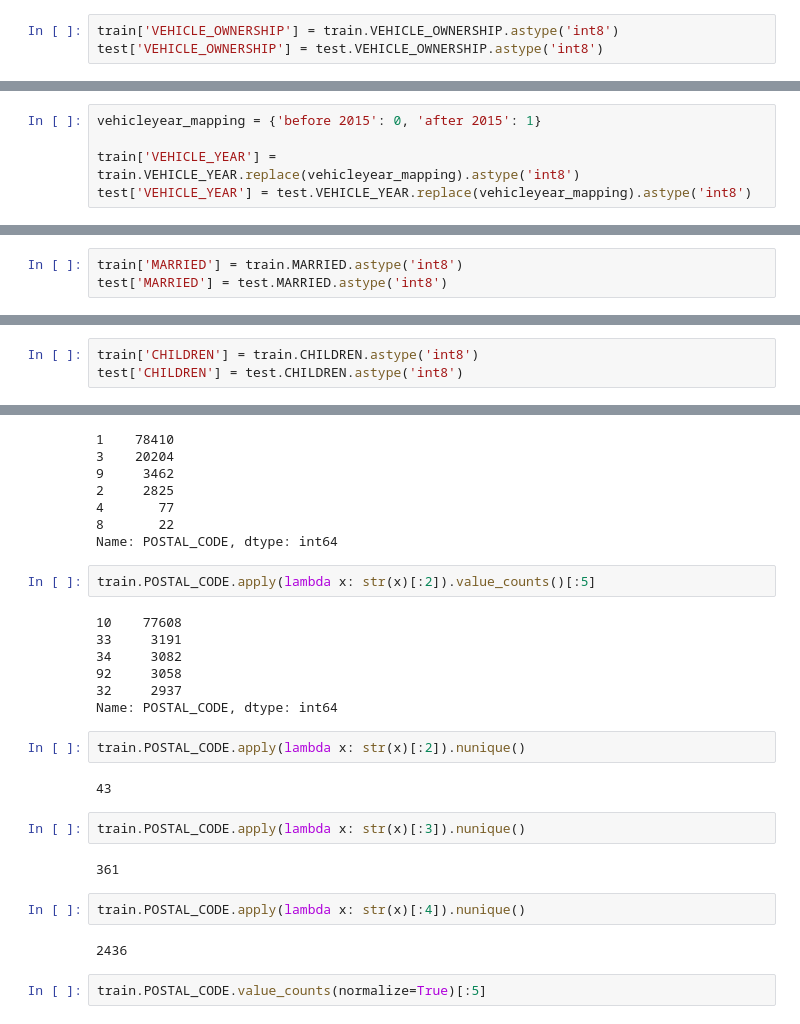
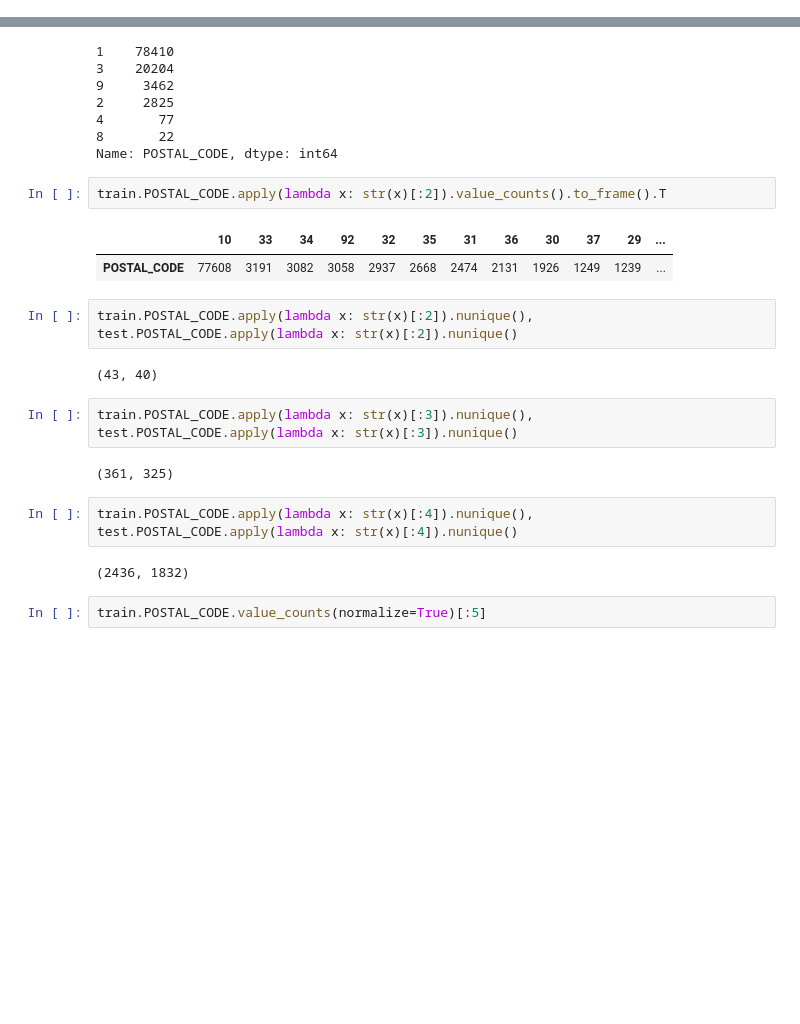
Before and after one commit to stiwari-ds/data-science-competitions, a Jupyter notebook: machinehack/analytics_olympiad22/notebooks/00_eda.ipynb, the cells around one changed output, grey strips where cells are left out. Saved outputs shown, nothing was run; the diff lists cells and outputs as text; blank space fills up the shorter version.

```diff
--- a/machinehack/analytics_olympiad22/notebooks/00_eda.ipynb
+++ b/machinehack/analytics_olympiad22/notebooks/00_eda.ipynb
@@ -520,9 +515,6 @@ VEHICLE_OWNERSHIP  OUTCOME
 1.0                0.0        0.578
                    1.0        0.422
 Name: OUTCOME, dtype: float64
-# %%
-train['VEHICLE_OWNERSHIP'] = train.VEHICLE_OWNERSHIP.astype('int8')
-test['VEHICLE_OWNERSHIP'] = test.VEHICLE_OWNERSHIP.astype('int8')
 # %% [markdown]
 ### VEHICLE_YEAR
 # %%
@@ -537,11 +529,6 @@ test.VEHICLE_YEAR.value_counts(normalize=True)
 before 2015    0.5476
 after 2015     0.4524
 Name: VEHICLE_YEAR, dtype: float64
-# %%
-vehicleyear_mapping = {'before 2015': 0, 'after 2015': 1}
-
-train['VEHICLE_YEAR'] = train.VEHICLE_YEAR.replace(vehicleyear_mapping).astype('int8')
-test['VEHICLE_YEAR'] = test.VEHICLE_YEAR.replace(vehicleyear_mapping).astype('int8')
 # %%
 train.groupby('VEHICLE_YEAR')[TARGET].value_counts(normalize=True)
 # %% [output]
@@ -574,9 +563,6 @@ MARRIED  OUTCOME
 1.0      0.0        0.5799
          1.0        0.4201
 Name: OUTCOME, dtype: float64
-# %%
-train['MARRIED'] = train.MARRIED.astype('int8')
-test['MARRIED'] = test.MARRIED.astype('int8')
 # %% [markdown]
 ### CHILDREN
 # %%
@@ -600,9 +586,6 @@ CHILDREN  OUTCOME
 1.0       0.0        0.5765
           1.0        0.4235
 Name: OUTCOME, dtype: float64
-# %%
-train['CHILDREN'] = train.CHILDREN.astype('int8')
-test['CHILDREN'] = test.CHILDREN.astype('int8')
 # %% [markdown]
 ### POSTAL_CODE
 # %%
@@ -634,26 +617,22 @@ train.POSTAL_CODE.apply(lambda x: str(x)[:1]).value_counts()
 8       22
 Name: POSTAL_CODE, dtype: int64
 # %%
-train.POSTAL_CODE.apply(lambda x: str(x)[:2]).value_counts()[:5]
+train.POSTAL_CODE.apply(lambda x: str(x)[:2]).value_counts().to_frame().T
 # %% [output]
-10    77608
-33     3191
-34     3082
-92     3058
-32     2937
-Name: POSTAL_CODE, dtype: int64
+|  | 10 | 33 | 34 | 92 | 32 | 35 | 31 | 36 | 30 | 37 | 29 | ... |
+| POSTAL_CODE | 77608 | 3191 | 3082 | 3058 | 2937 | 2668 | 2474 | 2131 | 1926 | 1249 | 1239 | ... |
 # %%
-train.POSTAL_CODE.apply(lambda x: str(x)[:2]).nunique()
+train.POSTAL_CODE.apply(lambda x: str(x)[:2]).nunique(), test.POSTAL_CODE.apply(lambda x: str(x)[:2]).nunique()
 # %% [output]
-43
+(43, 40)
 # %%
-train.POSTAL_CODE.apply(lambda x: str(x)[:3]).nunique()
+train.POSTAL_CODE.apply(lambda x: str(x)[:3]).nunique(), test.POSTAL_CODE.apply(lambda x: str(x)[:3]).nunique()
 # %% [output]
-361
+(361, 325)
 # %%
-train.POSTAL_CODE.apply(lambda x: str(x)[:4]).nunique()
+train.POSTAL_CODE.apply(lambda x: str(x)[:4]).nunique(), test.POSTAL_CODE.apply(lambda x: str(x)[:4]).nunique()
 # %% [output]
-2436
+(2436, 1832)
 # %%
 train.POSTAL_CODE.value_counts(normalize=True)[:5]
 # %% [output]
```
Also changed, not shown: parts of 73 cells of this notebook.
